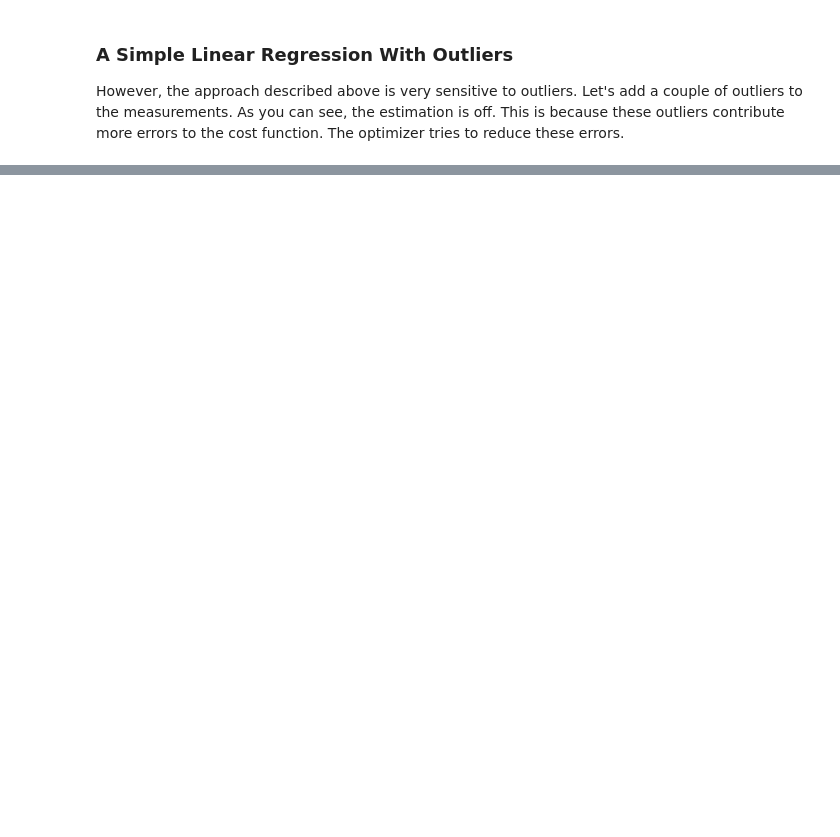
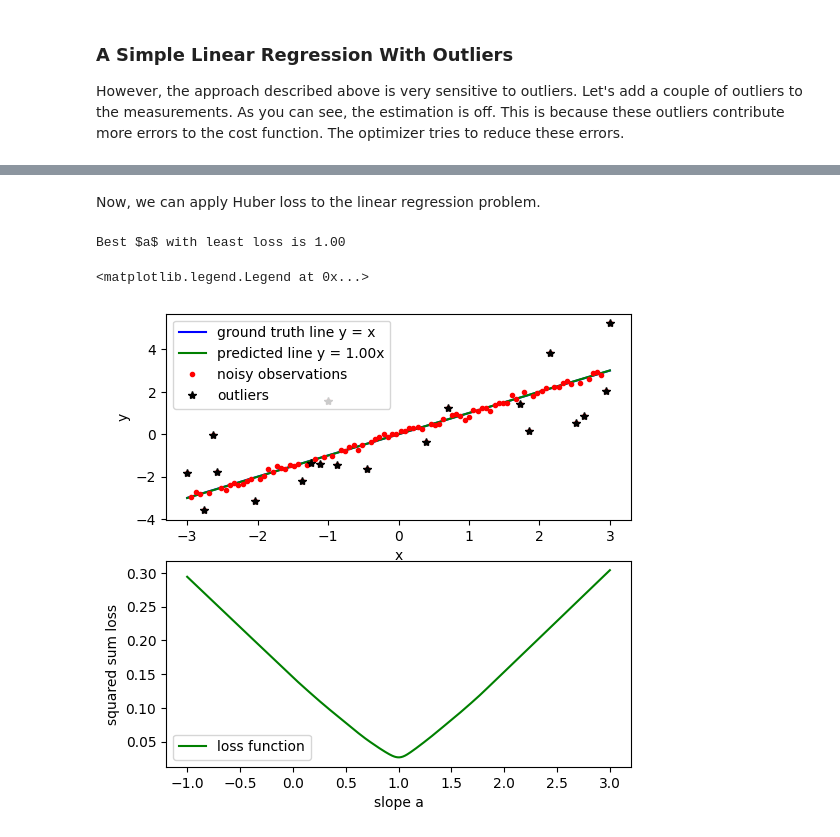
Before and after one commit to xipengwang/xipengwang.github.io, a Jupyter notebook: notebooks/paper-reading-mixture-models-for-least-square-optimization.ipynb, the cells around one changed output, grey strips where cells are left out. Drawn from its saved outputs; the diff is of its cells as text; code cells hidden in the pictures; blank space fills up the shorter version.

```diff
--- a/notebooks/paper-reading-mixture-models-for-least-square-optimization.ipynb
+++ b/notebooks/paper-reading-mixture-models-for-least-square-optimization.ipynb
@@ -136,0 +210,60 @@ References:
+# %% [markdown]
+Now, we can apply Huber loss to the linear regression problem.
+# %%
+# A Robust Kernel based Linear Regression with outliers
+
+import matplotlib.pyplot as plt
+import numpy as np
+from numpy.random import default_rng
+
+def huber_loss(r, k):
+    y = np.zeros(r.shape)
+    y[np.abs(r) < k] = 0.5 * (r[np.abs(r) < k] ** 2)
+    y[np.abs(r) >= k] = k * (np.abs(r[np.abs(r) >= k]) - 0.5*k)
+    return y
+
+def huber_weight(r, k):
+    y = np.ones(r.shape)
+    y[np.abs(r) >= k] = k / np.abs(r[np.abs(r) >= k])
+    return y
+
+npoints = 100
+a = 1
+x = np.linspace(-3, 3, npoints)
+y = a * x
+y_hat = y + np.random.normal(0, 0.1, x.shape)
+
+n_outliers = 20
+rng = np.random.default_rng()
+outlier_indices = rng.choice(npoints, size=n_outliers, replace=False)
+# In most practical applications, residuals are not Gaussian distributed.
+y_hat[outlier_indices] += np.random.uniform(-3, 3, n_outliers)
+
+a_hat = np.linspace(-1, 3, 1000)
+huber_k = 0.1
+losses = [np.sum(huber_loss(t*x-y_hat,huber_k)) / x.shape[0] for t in a_hat]
+
+a_best = a_hat[np.argmin(losses)]
+print(f'Best $a$ with least loss is {a_best:.2f}')
+
+fig, (ax1, ax2) = plt.subplots(
+    nrows=2, ncols=1, figsize=(6,6), dpi=100)
+
+ax1.plot(x, y, '-b', label='ground truth line y = x')
+ax1.plot(x, a_best*x, '-g', label=f'predicted line y = {a_best:.2f}x')
+ax1.plot(x, y_hat, 'r.', label='noisy observations')
+ax1.plot(x[outlier_indices], y_hat[outlier_indices], 'k*', label='outliers')
+ax1.set_ylabel('y')
+ax1.set_xlabel('x')
+ax1.legend()
+
+ax2.plot(a_hat, losses, '-g', label='loss function')
+ax2.set_ylabel('squared sum loss')
+ax2.set_xlabel('slope a')
+ax2.legend()
+
+#
+# %% [output]
+Best $a$ with least loss is 1.00
+<matplotlib.legend.Legend at 0x...>
+[figure, added]
```
Also changed, not shown: parts of 12 cells of this notebook, 6 other files.
